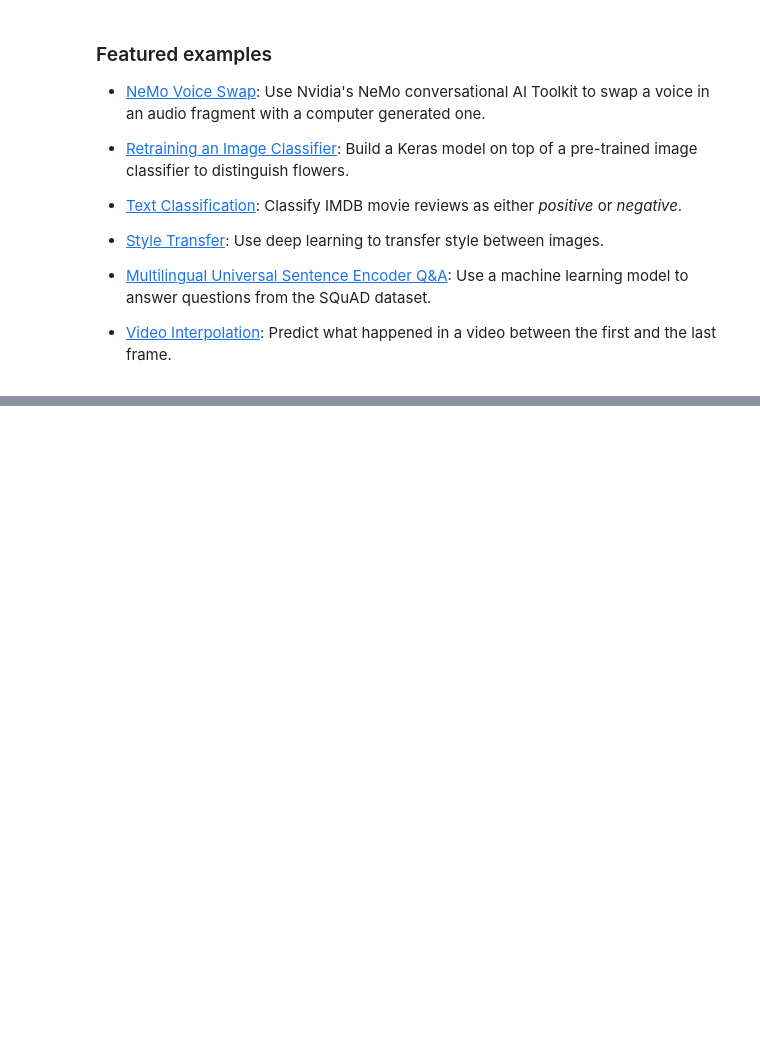
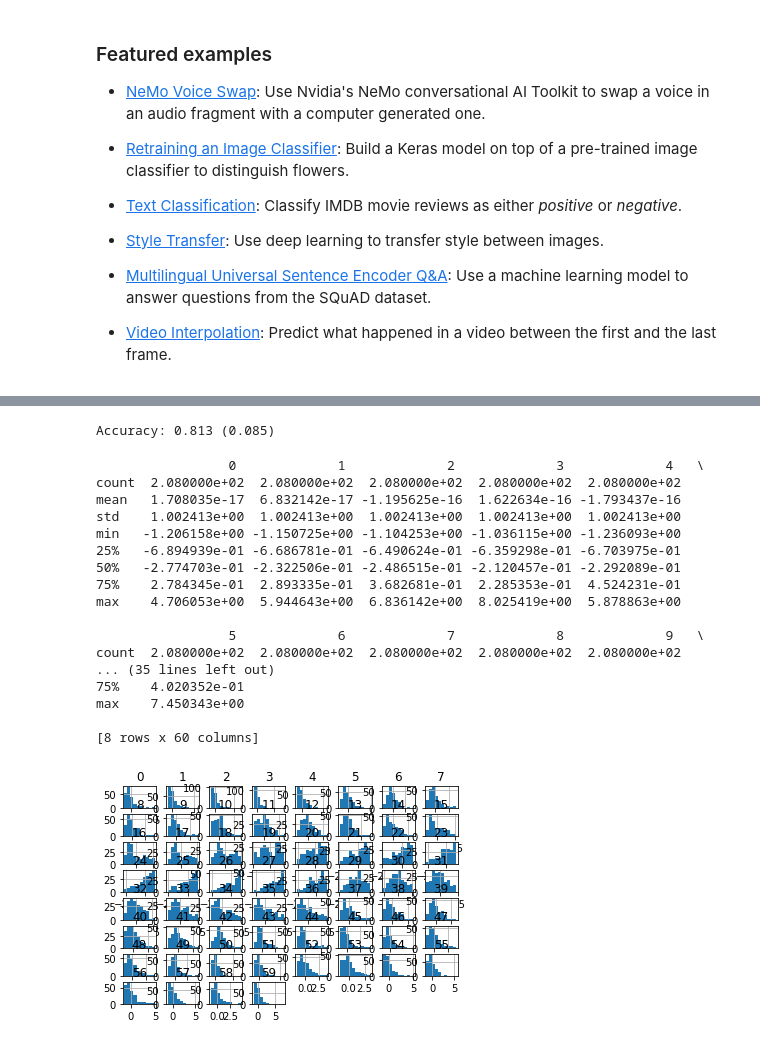
Before and after one commit to jomolrk/Machine_Learning_Lab, a Jupyter notebook: Welcome_To_Colaboratory.ipynb, the cells around one changed output, grey strips where cells are left out. Cells and saved outputs as stored; diff of their text form; code cells hidden in the pictures; blank space fills up the shorter version.

```diff
--- a/Welcome_To_Colaboratory.ipynb
+++ b/Welcome_To_Colaboratory.ipynb
@@ -243,0 +424,71 @@ data.apply(stats.zscore)
+# %%
+from numpy import mean
+from numpy import std
+from pandas import read_csv
+from sklearn.model_selection import cross_val_score
+from sklearn.model_selection import RepeatedStratifiedKFold
+from sklearn.neighbors import KNeighborsClassifier
+from sklearn.preprocessing import LabelEncoder
+from sklearn.preprocessing import MinMaxScaler
+from sklearn.pipeline import Pipeline
+from matplotlib import pyplot
+# load dataset
+url = "https://raw.githubusercontent.com/jbrownlee/Datasets/master/sonar.csv"
+dataset = read_csv(url, header=None)
+data = dataset.values
+# separate into input and output columns
+X, y = data[:, :-1], data[:, -1]
+# ensure inputs are floats and output is an integer label
+X = X.astype('float32')
+y = LabelEncoder().fit_transform(y.astype('str'))
+# define the pipeline
+trans = MinMaxScaler()
+model = KNeighborsClassifier()
+pipeline = Pipeline(steps=[('t', trans), ('m', model)])
+# evaluate the pipeline
+cv = RepeatedStratifiedKFold(n_splits=10, n_repeats=3, random_state=1)
+n_scores = cross_val_score(pipeline, X, y, scoring='accuracy', cv=cv, n_jobs=-1, error_score='raise')
+# report pipeline performance
+print('Accuracy: %.3f (%.3f)' % (mean(n_scores), std(n_scores)))
+# %% [output]
+Accuracy: 0.813 (0.085)
+# %%
+from pandas import read_csv
+from pandas import DataFrame
+from pandas.plotting import scatter_matrix
+from sklearn.preprocessing import StandardScaler
+from matplotlib import pyplot
+# load dataset
+url = "https://raw.githubusercontent.com/jbrownlee/Datasets/master/sonar.csv"
+dataset = read_csv(url, header=None)
+# retrieve just the numeric input values
+data = dataset.values[:, :-1]
+# perform a robust scaler transform of the dataset
+trans = StandardScaler()
+data = trans.fit_transform(data)
+# convert the array back to a dataframe
+dataset = DataFrame(data)
+# summarize
+print(dataset.describe())
+# histograms of the variables
+dataset.hist()
+pyplot.show()
+# %% [output]
+                 0             1             2             3             4   \
+count  2.080000e+02  2.080000e+02  2.080000e+02  2.080000e+02  2.080000e+02
+mean   1.708035e-17  6.832142e-17 -1.195625e-16  1.622634e-16 -1.793437e-16
+std    1.002413e+00  1.002413e+00  1.002413e+00  1.002413e+00  1.002413e+00
+min   -1.206158e+00 -1.150725e+00 -1.104253e+00 -1.036115e+00 -1.236093e+00
+25%   -6.894939e-01 -6.686781e-01 -6.490624e-01 -6.359298e-01 -6.703975e-01
+50%   -2.774703e-01 -2.322506e-01 -2.486515e-01 -2.120457e-01 -2.292089e-01
+75%    2.784345e-01  2.893335e-01  3.682681e-01  2.285353e-01  4.524231e-01
+max    4.706053e+00  5.944643e+00  6.836142e+00  8.025419e+00  5.878863e+00
+
+                 5             6             7             8             9   \
+count  2.080000e+02  2.080000e+02  2.080000e+02  2.080000e+02  2.080000e+02
+... (35 lines left out)
+75%    4.020352e-01
+max    7.450343e+00
+
+[8 rows x 60 columns]
+[figure, added]
```
Also changed, not shown: parts of 19 cells of this notebook.
